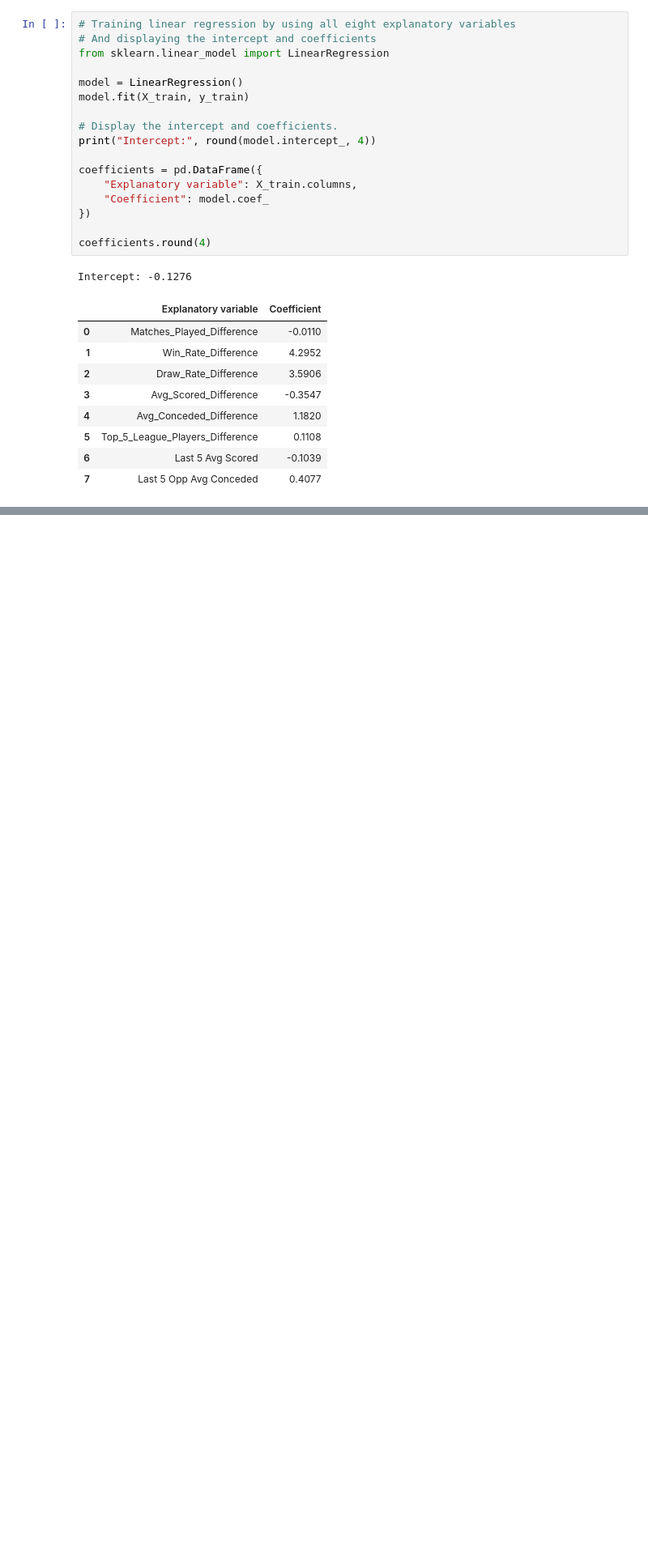
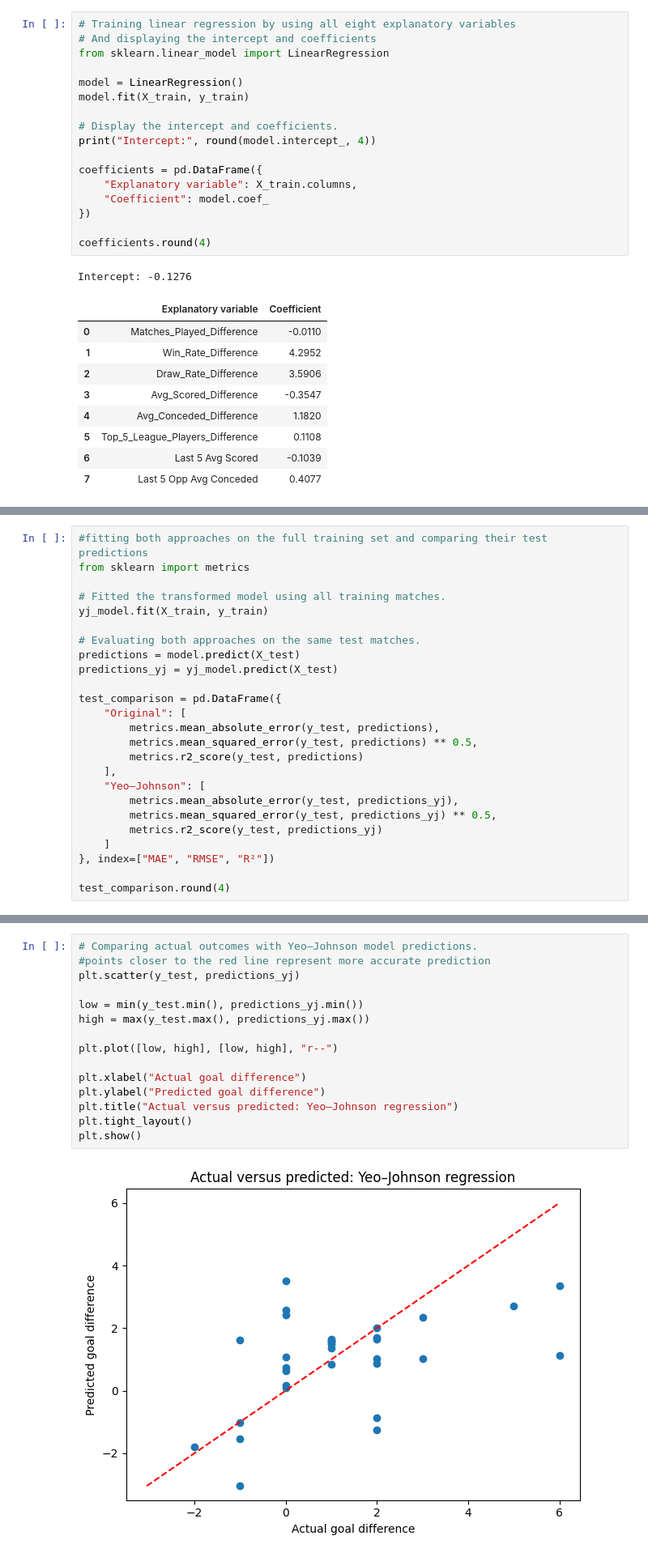
Before and after one commit to ethanwarthold/HIT140_A3, a Jupyter notebook: Linear_Regression_2.1/main.ipynb, the cells around one changed output, grey strips where cells are left out. Shown at 81% size. Drawn from its saved outputs; the diff is of its cells as text; blank space fills up the shorter version.

```diff
--- a/Linear_Regression_2.1/main.ipynb
+++ b/Linear_Regression_2.1/main.ipynb
@@ -312,0 +409,25 @@ Intercept: -0.1276
+# %%
+#fitting both approaches on the full training set and comparing their test predictions
+from sklearn import metrics
+
+# Fitted the transformed model using all training matches.
+yj_model.fit(X_train, y_train)
+
+# Evaluating both approaches on the same test matches.
+predictions = model.predict(X_test)
+predictions_yj = yj_model.predict(X_test)
+
+test_comparison = pd.DataFrame({
+    "Original": [
+        metrics.mean_absolute_error(y_test, predictions),
+        metrics.mean_squared_error(y_test, predictions) ** 0.5,
+        metrics.r2_score(y_test, predictions)
+    ],
+    "Yeo–Johnson": [
+        metrics.mean_absolute_error(y_test, predictions_yj),
+        metrics.mean_squared_error(y_test, predictions_yj) ** 0.5,
+        metrics.r2_score(y_test, predictions_yj)
+    ]
+}, index=["MAE", "RMSE", "R²"])
+
+test_comparison.round(4)
@@ -312,0 +478,17 @@ Intercept: -0.1276
+# %%
+# Comparing actual outcomes with Yeo–Johnson model predictions.
+#points closer to the red line represent more accurate prediction
+plt.scatter(y_test, predictions_yj)
+
+low = min(y_test.min(), predictions_yj.min())
+high = max(y_test.max(), predictions_yj.max())
+
+plt.plot([low, high], [low, high], "r--")
+
+plt.xlabel("Actual goal difference")
+plt.ylabel("Predicted goal difference")
+plt.title("Actual versus predicted: Yeo–Johnson regression")
+plt.tight_layout()
+plt.show()
+# %% [output]
+[figure, added]
```
Also changed, not shown: parts of 8 cells of this notebook, 3 other files.
